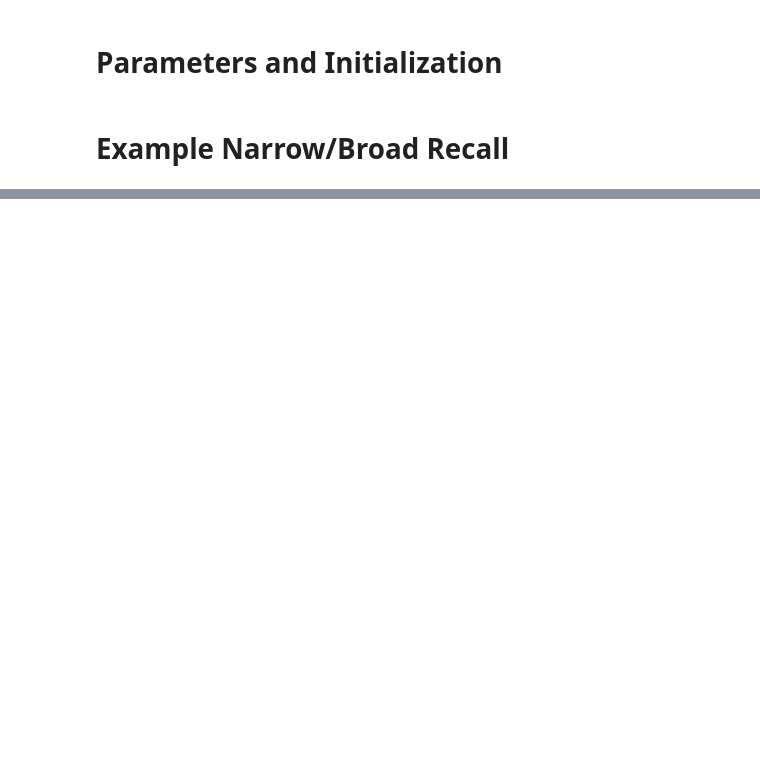
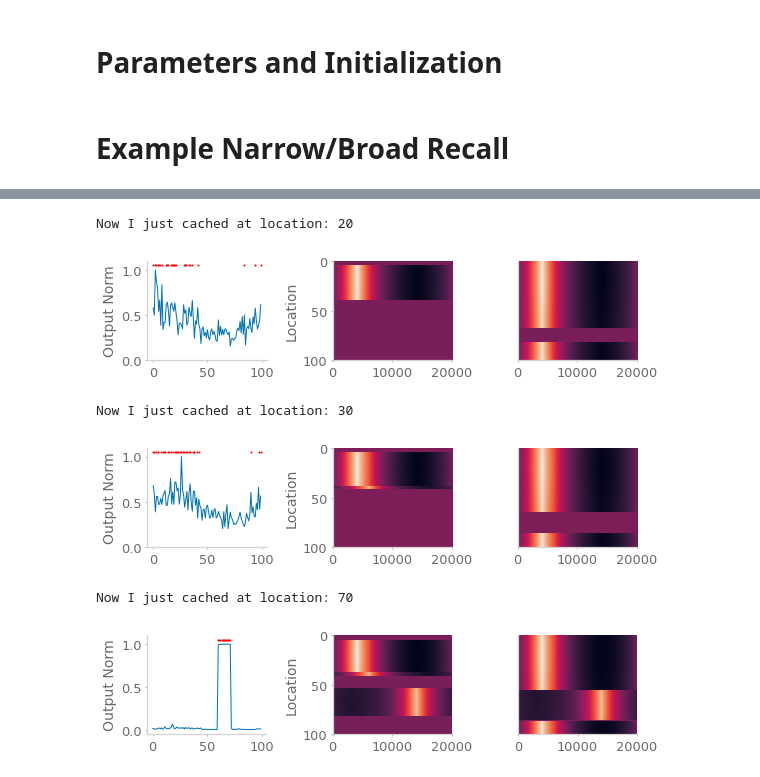
Before and after one commit to chingf/barcodes, a Jupyter notebook: Fig3CD-example-task.ipynb, the cells around one changed output, grey strips where cells are left out. Cells and saved outputs as stored; diff of their text form; code cells hidden in the pictures; blank space fills up the shorter version.

```diff
--- a/Fig3CD-example-task.ipynb
+++ b/Fig3CD-example-task.ipynb
@@ -74,0 +91,30 @@ Now I just cached at location: 70
+# %%
+model.reset()
+
+cache_identification = []
+narrow_recall = []
+wide_recall = []
+
+for c_idx, cache_state in enumerate(cache_states):
+
+    print("Now I just cached at location:", cache_state)
+    preacts, acts, _, acts_over_time = model.run_recurrent(place_inputs, n_zero_input=20)
+    model.update(place_inputs[cache_state], acts[cache_state], preacts[cache_state])
+
+    _, _, _cache_identification, _ = model.run_recall(identification_s, place_inputs)
+    cache_identification.append(_cache_identification.copy())
+
+    _, _, _narrow_recall, _ = model.run_narrow_recall(place_inputs)
+    narrow_recall.append(_narrow_recall.copy())
+
+    _, _, _wide_recall, _ = model.run_wide_recall(place_inputs)
+    wide_recall.append(_wide_recall.copy())
+
+    recall_plots(_cache_identification, _narrow_recall, _wide_recall, cache_states[:c_idx+1])
+# %% [output]
+Now I just cached at location: 20
+[figure, added]
+Now I just cached at location: 30
+[figure, added]
+Now I just cached at location: 70
+[figure, added]
```
Also changed, not shown: parts of 6 cells of this notebook, 14 other files.
